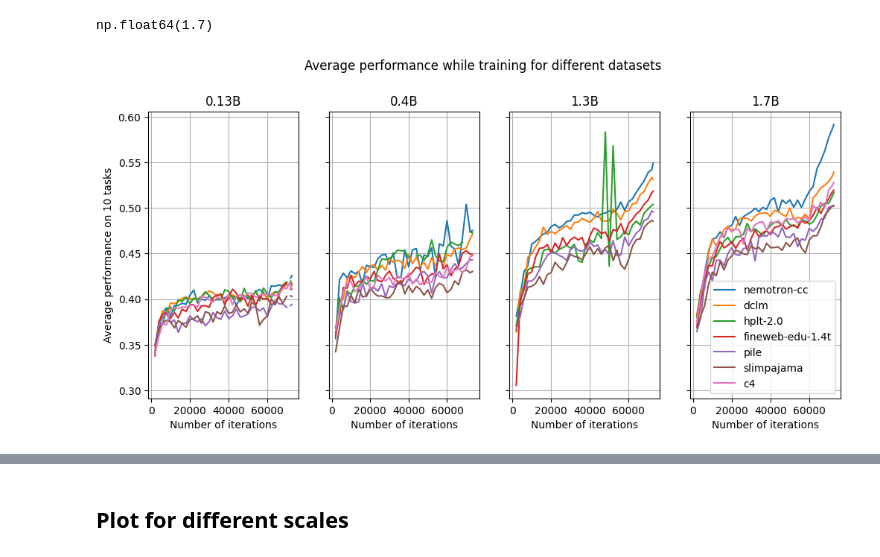
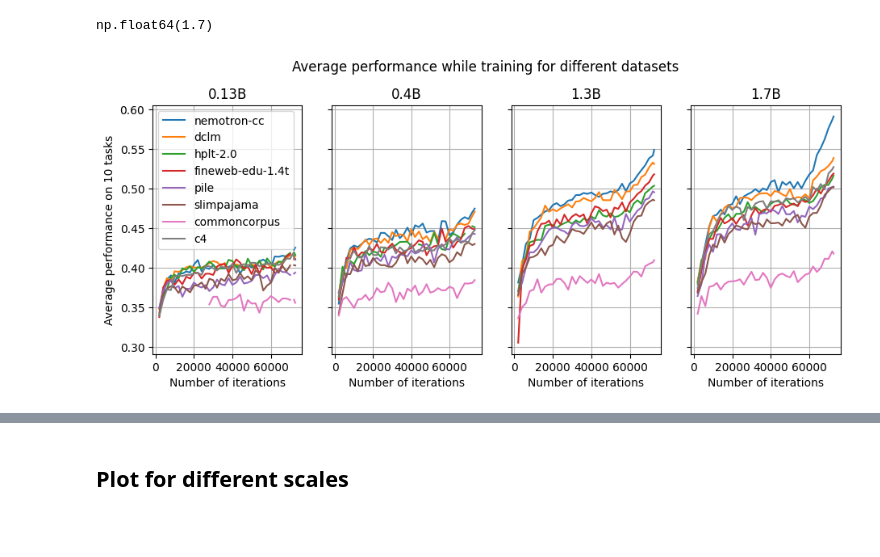
Before and after one commit to OpenEuroLLM/notebooks, a Jupyter notebook: plot_results_release/evaluation-analysis.ipynb, the cells around one changed output, grey strips where cells are left out. Drawn from its saved outputs; the diff is of its cells as text; code cells hidden in the pictures; blank space fills up the shorter version.

```diff
--- a/plot_results_release/evaluation-analysis.ipynb
+++ b/plot_results_release/evaluation-analysis.ipynb
@@ -30,4 +30,6 @@ benchmarks = ['copa', 'lambada_openai', 'openbookqa', 'winogrande', 'social_iqa'
 # %%
 bench_sel = ['mmlu', 'copa', 'lambada_openai', 'openbookqa', 'winogrande', 'arc_challenge', 'boolq', 'commonsense_qa', 'hellaswag', 'piqa']
 # %%
-df_all = pd.read_csv("results.csv.zip")
+df_all = pd.read_csv("../data/results-22-05.csv.zip")
+#df_all = pd.read_csv("../data/results.csv.zip")
+df_all.head()
@@ -66,6 +76,6 @@ df_all.pivot_table(index="model_name", columns="benchmark", aggfunc="count")["lr
 # %%
 # count for number of tasks available for each checkpoint
-df_task_model_count = df_all.pivot_table(index="benchmark", columns="model_path", aggfunc="count", fill_value=0)["lr"].loc[bench_sel].T
+df_task_model_count = df_all.pivot_table(index="benchmark", columns="model_name", aggfunc="count", fill_value=0)["lr"].loc[bench_sel].T
 df_task_model_count[df_task_model_count>1] = 1
 series_model_count = df_task_model_count.sum(axis=1)
 series_model_count.value_counts()
@@ -392,7 +334,7 @@ np.float64(1.7)
 # %%
 # compute average per iterationdf_sub.loc[:, ["size", "benchmark", "value"]] ".groupby("n_iter").mean()
 sizes = [0.13, 0.4, 1.3, 1.7]
-fig, axes = plt.subplots(1, len(sizes), figsize=(12, 5), sharey=True)
+fig, axes = plt.subplots(1, len(sizes), figsize=(11, 4), sharey=True)
 
 df_plot = df_all.copy()
 df_plot.dataset = df_plot.dataset.apply(lambda s: s.replace('Nemotron-cc-2024-HQ-real-synth-mix', 'Nemotron-cc'))
@@ -405,38 +347,47 @@ for i, (ax, size) in enumerate(zip(axes, sizes)):
 
     df_iter_pivot = df_iter.reset_index().pivot_table(index="n_iter", columns="dataset", values=0)
     dataset_order = [
         "Nemotron-cc",
         "DCLM",
         "HPLT-2.0",
         "FineWeb-Edu-1.4T",
         "Pile",
         "SlimPajama",
+        "CommonCorpus",
         "C4",
-        #"CommonCorpus",
     ]
     dataset_order = [x.lower() for x in dataset_order]
     # fix order to have same colors across plots
     df_iter_pivot = df_iter_pivot.loc[:, [x for x in dataset_order if x in df_iter_pivot.columns]]
     df_iter_pivot.plot(
         ax=ax,
     )
     ax.grid()
     ax.set_title(f"{size}B");
     ax.set_xlabel("Number of iterations");
     ax.set_ylabel(f"Average performance on {len(bench_sel)} tasks");
-
-    if i == len(axes) - 1:
+    show_legend_all = False
+    if show_legend_all:
         ax.legend(
             #loc="lower center",
             #loc="upper left",
             loc="lower right",
             ncols=1,
         )
     else:
-        ax.get_legend().remove()
+        #if i == len(axes) - 1:
+        if i == 0:
+            ax.legend(
+                #loc="lower center",
+                loc="upper left",
+                #loc="lower right",
+                ncols=1,
+            )
+        else:
+            ax.get_legend().remove()
 fig.suptitle("Average performance while training for different datasets", y=1.02);
 # %% [output]
-[figure, old version]
+[figure, new version]
 # %%
 config = {
     #"size": 1.7,
```
Also changed, not shown: parts of 47 cells of this notebook, 5 other files.
